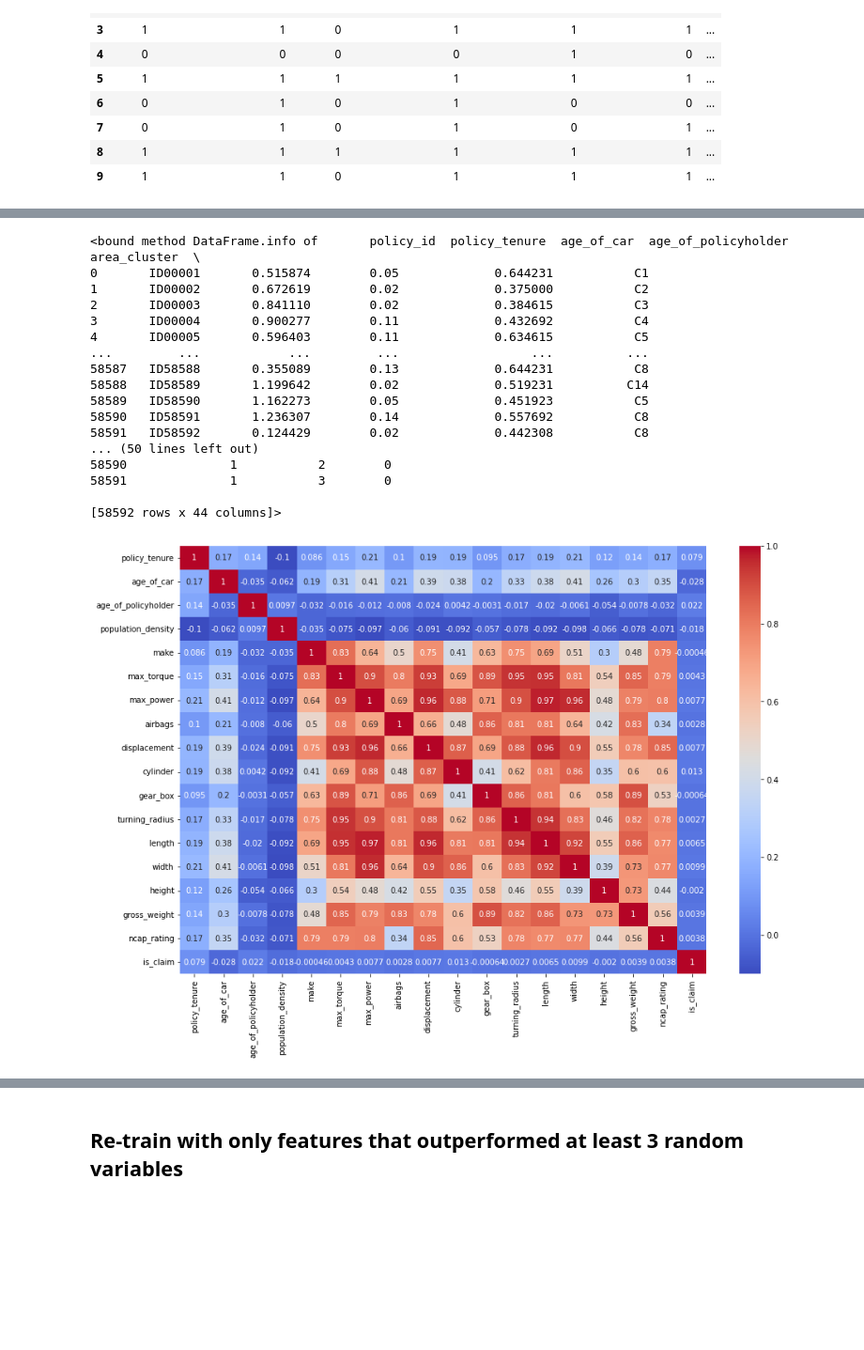
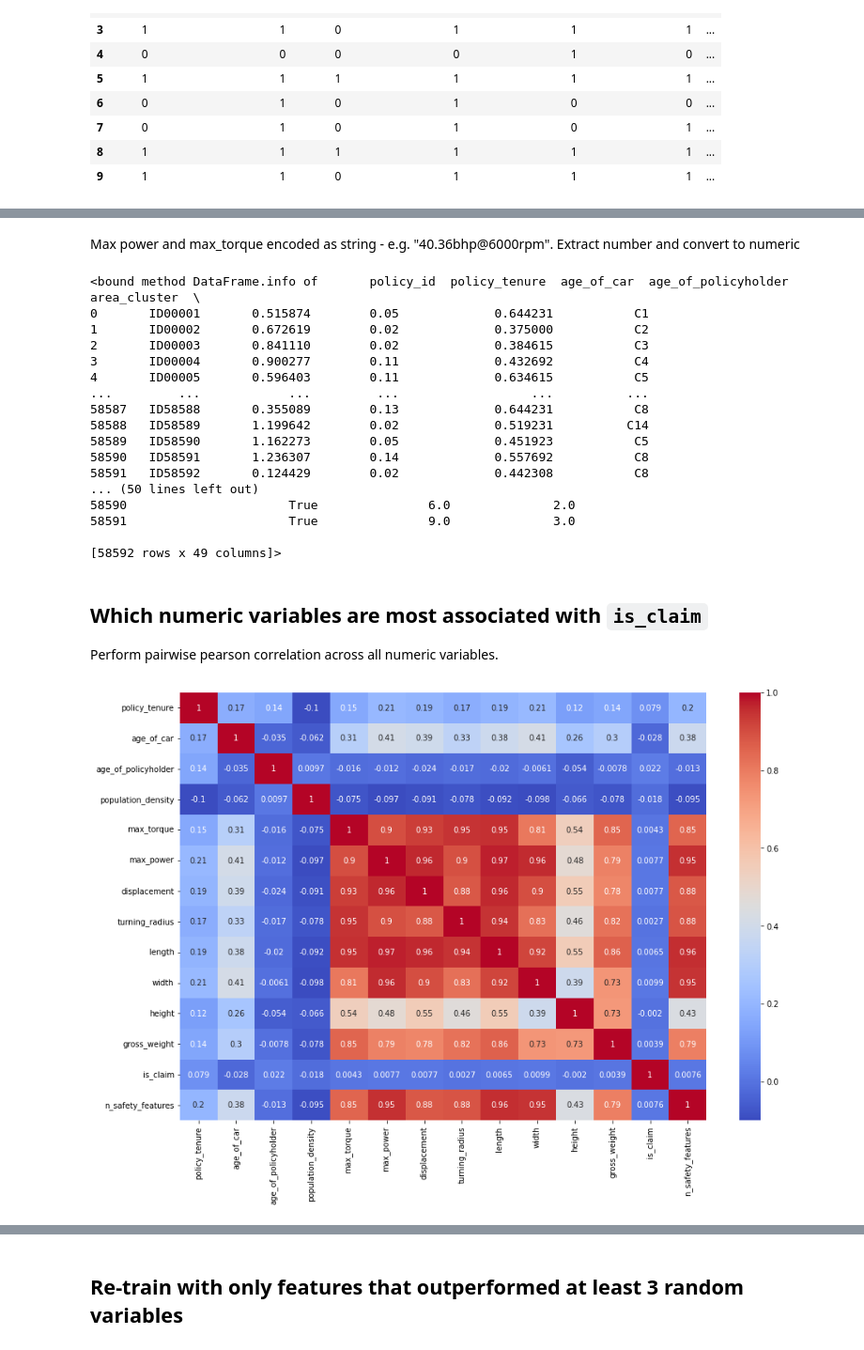
Before and after one commit to hpink97/ML_notebooks, a Jupyter notebook: insurance_claim_prediction.ipynb, the cells around one changed output, grey strips where cells are left out. Shown at 94% size. Saved outputs shown, nothing was run; the diff lists cells and outputs as text; code cells hidden in the pictures; blank space fills up the shorter version.

```diff
--- a/insurance_claim_prediction.ipynb
+++ b/insurance_claim_prediction.ipynb
@@ -85,3 +127,24 @@ data[yes_no_cols].head(10)
 | 7 | 0 | 1 | 0 | 1 | 0 | 1 | ... |
 | 8 | 1 | 1 | 1 | 1 | 1 | 1 | ... |
 | 9 | 1 | 1 | 0 | 1 | 1 | 1 | ... |
+# %%
+parking_assistance = ['is_parking_sensors','is_parking_camera','is_power_steering']
+safety_features = parking_assistance+['is_front_fog_lights','is_central_locking','is_brake_assist','is_power_door_locks','is_tpms','is_esc']
+##boolean for rows with at least 3 safety feature
+data['at_least_3_safety_feats'] = data[safety_features].sum(axis=1) >= 3
+##boolean for over 8 safety feature
+data['over_8_safety_feats'] = data[safety_features].sum(axis=1) > 8
+##boolean for at least 1 parking assistance feature
+data['at_least_1_parking_assist'] = data[parking_assistance].sum(axis=1) >= 1
+##sum the number of safety features for each row
+data['n_safety_features'] = data[safety_features].sum(axis=1)
+##sum the number of parking assistance features for each row
+data['n_parking_assist'] = data[parking_assistance].sum(axis=1)
+
+
+##plot histogram of the number of safety features
+data['n_safety_features'].hist(bins=10)
+plt.title('Histogram of Number of Safety Features')
+plt.xlabel('Number of Safety Features')
+plt.ylabel('Frequency')
+plt.show()
@@ -88,3 +153,6 @@ data[yes_no_cols].head(10)
+# %% [markdown]
+
+Max power and max_torque encoded as string - e.g. "40.36bhp@6000rpm". Extract number and convert to numeric
 # %%
 ##extract number from max_power column (e.g. 40.36bhp@6000rpm to 40.36)
 data['max_power'] = data['max_power'].str.extract('(\d+\.\d+)').astype(float)
@@ -107,17 +175,23 @@ data.info
 58590   ID58591       1.236307        0.14             0.557692           C8
 58591   ID58592       0.124429        0.02             0.442308           C8
 ... (50 lines left out)
-58590              1           2        0
-58591              1           3        0
+58590                      True               6.0              2.0
+58591                      True               9.0              3.0
 
-[58592 rows x 44 columns]>
+[58592 rows x 49 columns]>
+# %% [markdown]
+## Which numeric variables are most associated with `is_claim`
+
+Perform pairwise pearson correlation across all numeric variables.
 # %%
 ## identify numerical columns
 num_cols = [col for col in data.columns if data[col].dtype in ['int64', 'float64']]
+## remove from num cols if 8 or less unique values, but keep target variable
+num_cols = [col for col in num_cols if data[col].nunique() > 5 or col == 'is_claim']
 ##plot correlation matrix
-corr = data[num_cols].corr()
+corr = data[num_cols].corr(method='pearson')
 plt.figure(figsize=(15,10))
 sns.heatmap(corr, annot=True, cmap='coolwarm')
 plt.show()
 # %% [output]
-[figure, old version]
+[figure, new version]
```
Also changed, not shown: parts of 73 cells of this notebook.
